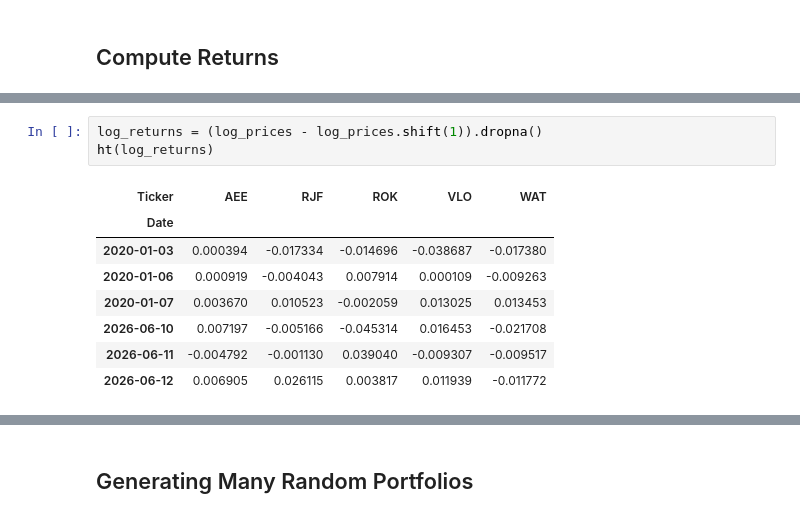
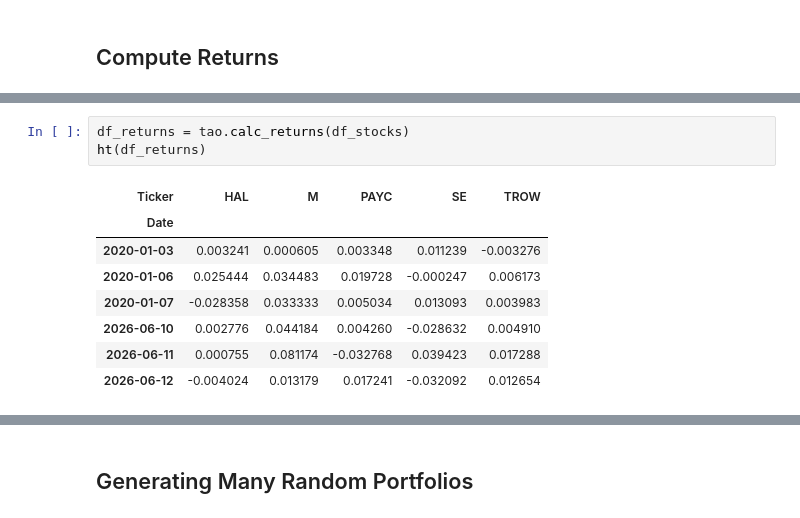
Before and after one commit to JamieW365/trading_algos, a Jupyter notebook: notebooks/efficient_frontier.ipynb, the cells around one changed output, grey strips where cells are left out. Drawn from its saved outputs; the diff is of its cells as text.

```diff
--- a/notebooks/efficient_frontier.ipynb
+++ b/notebooks/efficient_frontier.ipynb
@@ -66,12 +53,12 @@ ht(log_prices)
-# %%
-log_returns = (log_prices - log_prices.shift(1)).dropna()
-ht(log_returns)
-# %% [output]
-| Ticker | AEE | RJF | ROK | VLO | WAT |
-| Date |  |  |  |  |  |
-| 2020-01-03 | 0.000394 | -0.017334 | -0.014696 | -0.038687 | -0.017380 |
-| 2020-01-06 | 0.000919 | -0.004043 | 0.007914 | 0.000109 | -0.009263 |
-| 2020-01-07 | 0.003670 | 0.010523 | -0.002059 | 0.013025 | 0.013453 |
-| 2026-06-10 | 0.007197 | -0.005166 | -0.045314 | 0.016453 | -0.021708 |
-| 2026-06-11 | -0.004792 | -0.001130 | 0.039040 | -0.009307 | -0.009517 |
-| 2026-06-12 | 0.006905 | 0.026115 | 0.003817 | 0.011939 | -0.011772 |
+# %%
+df_returns = tao.calc_returns(df_stocks)
+ht(df_returns)
+# %% [output]
+| Ticker | HAL | M | PAYC | SE | TROW |
+| Date |  |  |  |  |  |
+| 2020-01-03 | 0.003241 | 0.000605 | 0.003348 | 0.011239 | -0.003276 |
+| 2020-01-06 | 0.025444 | 0.034483 | 0.019728 | -0.000247 | 0.006173 |
+| 2020-01-07 | -0.028358 | 0.033333 | 0.005034 | 0.013093 | 0.003983 |
+| 2026-06-10 | 0.002776 | 0.044184 | 0.004260 | -0.028632 | 0.004910 |
+| 2026-06-11 | 0.000755 | 0.081174 | -0.032768 | 0.039423 | 0.017288 |
+| 2026-06-12 | -0.004024 | 0.013179 | 0.017241 | -0.032092 | 0.012654 |
```
Also changed, not shown: parts of 29 cells of this notebook.
